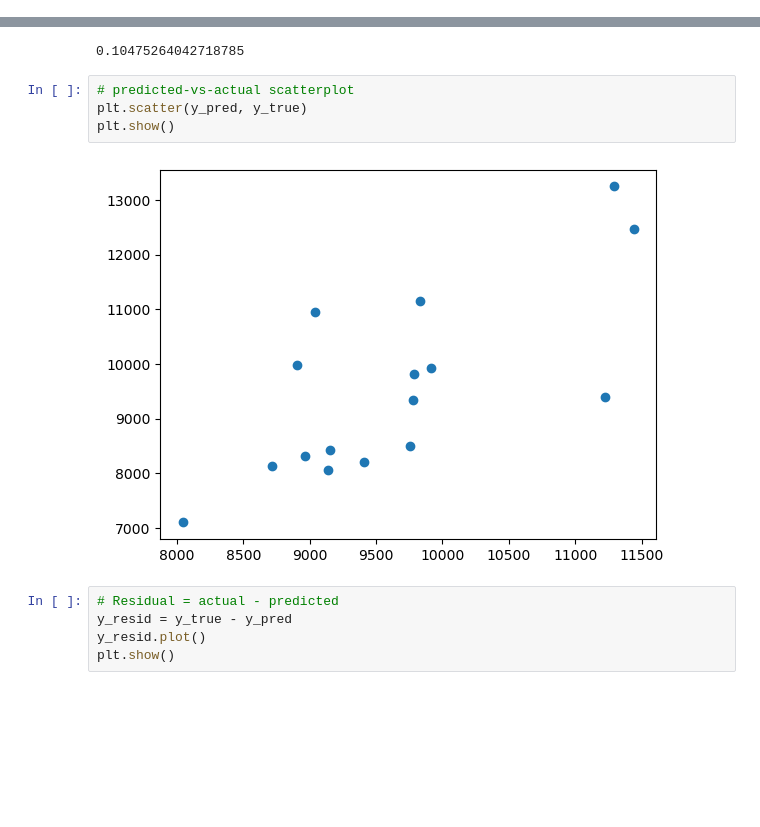
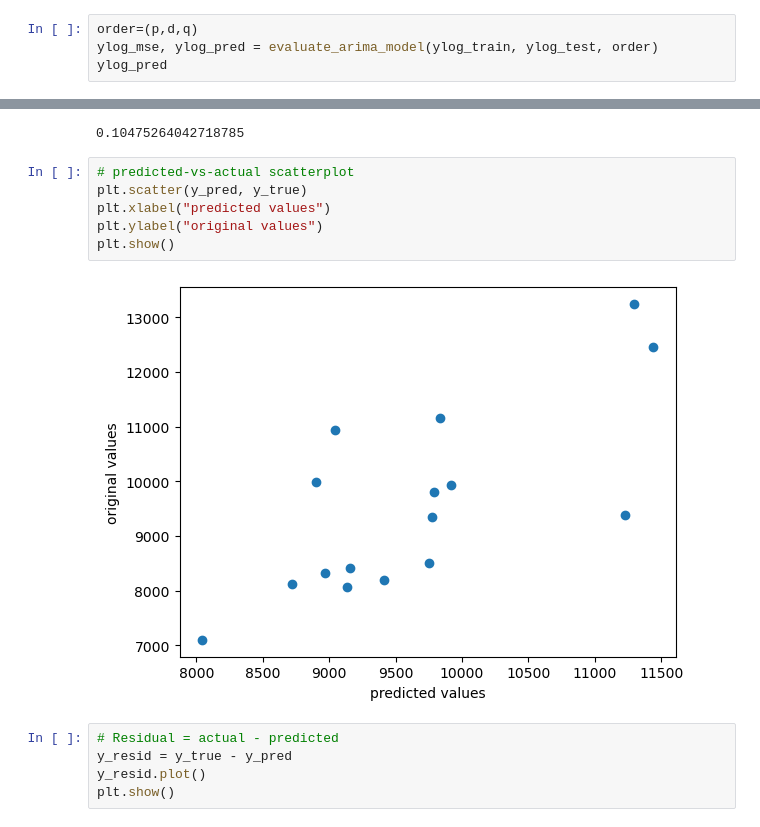
Before and after one commit to zxie9/Capstone-Project-Two, a Jupyter notebook: Notebooks/4. Pre-Processing and ARIMA Model.ipynb, the cells around one changed output, grey strips where cells are left out. Cells and saved outputs as stored; diff of their text form; blank space fills up the shorter version.

Commit message:
ARIMA

```diff
--- a/Notebooks/4. Pre-Processing and ARIMA Model.ipynb
+++ b/Notebooks/4. Pre-Processing and ARIMA Model.ipynb
@@ -412,0 +389,4 @@ ylog_mse
+# %%
+order=(p,d,q)
+ylog_mse, ylog_pred = evaluate_arima_model(ylog_train, ylog_test, order)
+ylog_pred
@@ -455,9 +456,11 @@ mAPE
 # %%
 # predicted-vs-actual scatterplot
 plt.scatter(y_pred, y_true)
+plt.xlabel("predicted values")
+plt.ylabel("original values")
 plt.show()
 # %% [output]
-[figure, old version]
+[figure, new version]
 # %%
 # Residual = actual - predicted
 y_resid = y_true - y_pred
```
Also changed, not shown: parts of 12 cells of this notebook.
